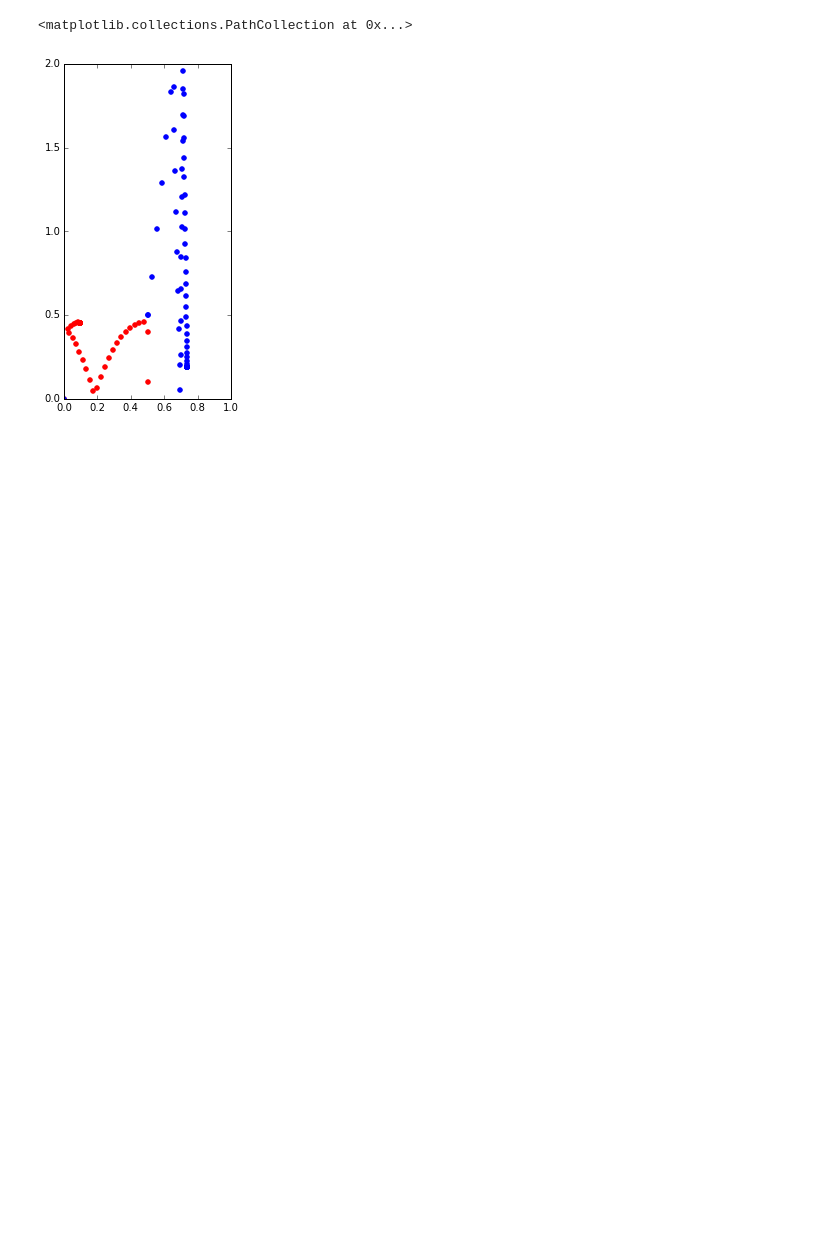
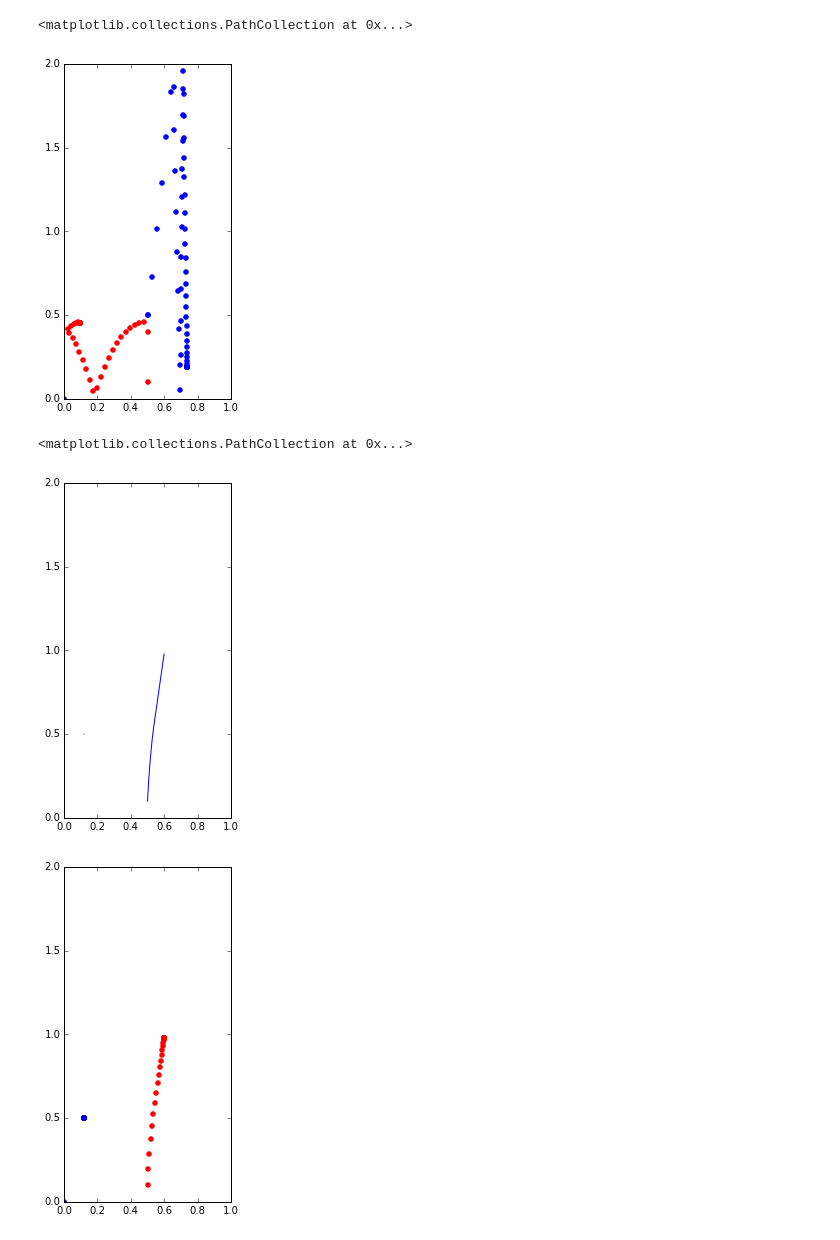
Before and after one commit to pitt1321-2161/billiards-modeling-project, a Jupyter notebook: Finished Billiards File (Now with Rolling Spin!!!!).ipynb, the cells around one changed output. Drawn from its saved outputs; the diff is of its cells as text; code cells hidden in the pictures; blank space fills up the shorter version.

```diff
--- a/Finished Billiards File (Now with Rolling Spin!!!!).ipynb
+++ b/Finished Billiards File (Now with Rolling Spin!!!!).ipynb
@@ -456,22 +456,55 @@ plt.scatter(xball2,yball2,color = 'b')
 # %%
 x0a = .5
 y0a = .1
 z0a = 0
-vx0a = 0.01
-vy0a = 6.
+vx0a = 0.1
+vy0a = 2.
 vz0a = 0
-wx0a = 400
-wy0a = 0
-wz0a = 0.01
-x0b = .505
+wx0a = 20
+wy0a = 20
+wz0a = 2
+x0b = .12
 y0b = .5
 z0b = 0
 vx0b = 0.01
 vy0b = 0.01
 vz0b = 0
 wx0b = 0
 wy0b = 0
 wz0b = 0.01
 
 initc = np.array([x0a,y0a,vx0a,vy0a,vz0a,wx0a,wy0a,wz0a])
 initd = np.array([x0b,y0b,vx0b,vy0b,vz0b,wx0b,wy0b,wz0b])
+
+pool = pool_solver(initc,initd,t)
+
+np.set_printoptions(threshold='nan')
+
+plt.figure(figsize = (3,6))
+plt.xlim(0,1)
+plt.ylim(0,2)
+plt.plot(pool[0,:,0],pool[0,:,1])
+plt.plot(pool[1,:,0],pool[1,:,1])
+
+
+N = 200
+
+xball1 = np.zeros([N+1])
+yball1 = np.zeros([N+1])
+xball2 = np.zeros([N+1])
+yball2 = np.zeros([N+1])
+for i in range(0,N):
+    xball1[i] = pool[0,(10000/N)*i,0]
+    yball1[i] = pool[0,(10000/N)*i,1]
+    xball2[i] = pool[1,(10000/N)*i,0]
+    yball2[i] = pool[1,(10000/N)*i,1]
+
+plt.figure(figsize = (3,6))
+plt.xlim(0,1)
+plt.ylim(0,2)
+plt.scatter(xball1,yball1,color = 'r')
+plt.scatter(xball2,yball2,color = 'b')
+# %% [output]
+<matplotlib.collections.PathCollection at 0x...>
+[figure, added]
+[figure, added]
```
Also changed, not shown: 2 other files.
